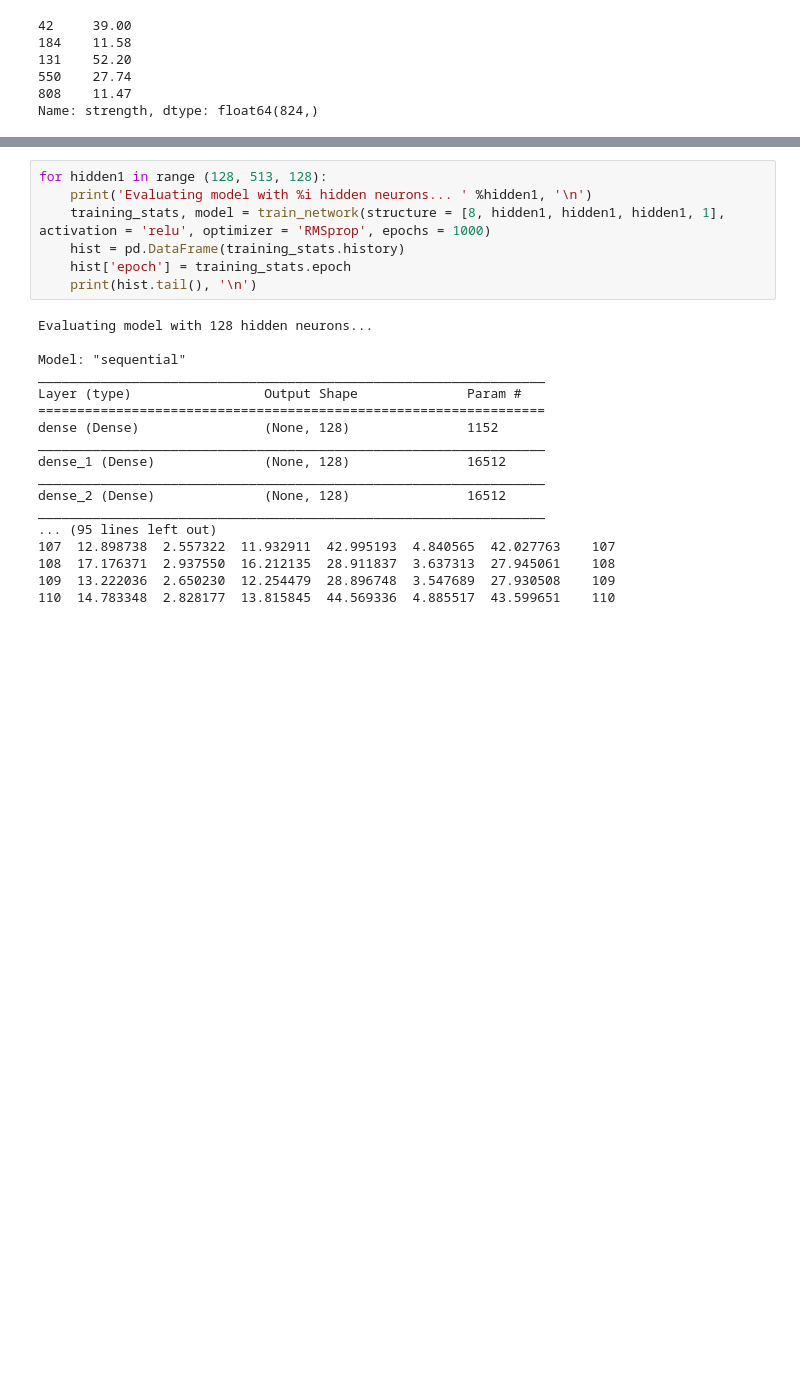
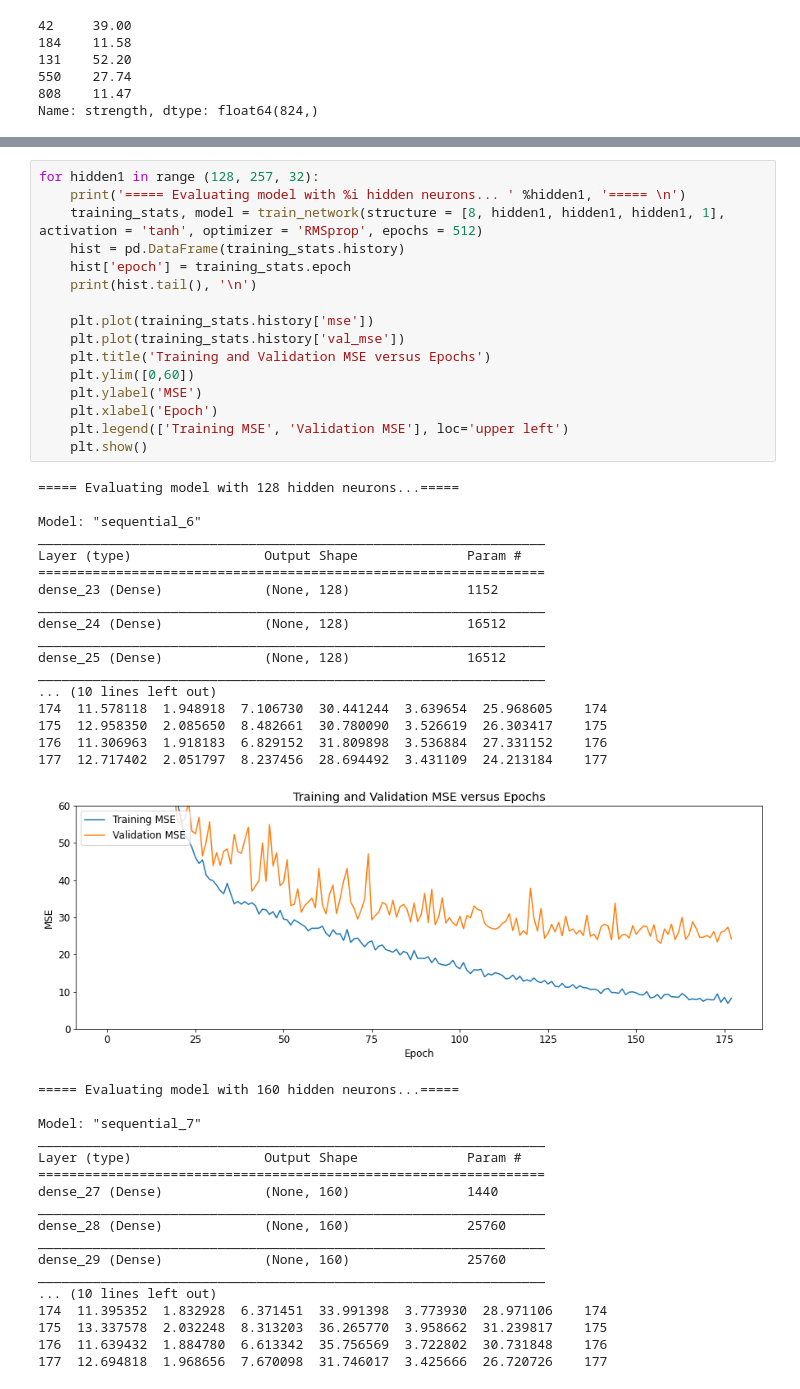
Before and after one commit to nottroll/MSA-2020---Project-1-AI-Advanced-Analytics, a Jupyter notebook: concrete-strength.ipynb, the cells around one changed output, grey strips where cells are left out. Drawn from its saved outputs; the diff is of its cells as text; blank space fills up the shorter version.

```diff
--- a/concrete-strength.ipynb
+++ b/concrete-strength.ipynb
@@ -209,25 +248,52 @@ def train_network(structure, activation, optimizer, epochs):
 # %%
-for hidden1 in range (128, 513, 128):
-    print('Evaluating model with %i hidden neurons... ' %hidden1, '\n')
-    training_stats, model = train_network(structure = [8, hidden1, hidden1, hidden1, 1], activation = 'relu', optimizer = 'RMSprop', epochs = 1000)
+for hidden1 in range (128, 257, 32):
+    print('===== Evaluating model with %i hidden neurons... ' %hidden1, '===== \n')
+    training_stats, model = train_network(structure = [8, hidden1, hidden1, hidden1, 1], activation = 'tanh', optimizer = 'RMSprop', epochs = 512)
     hist = pd.DataFrame(training_stats.history)
     hist['epoch'] = training_stats.epoch
     print(hist.tail(), '\n')
+
+    plt.plot(training_stats.history['mse'])
+    plt.plot(training_stats.history['val_mse'])
+    plt.title('Training and Validation MSE versus Epochs')
+    plt.ylim([0,60])
+    plt.ylabel('MSE')
+    plt.xlabel('Epoch')
+    plt.legend(['Training MSE', 'Validation MSE'], loc='upper left')
+    plt.show()
 # %% [output]
-Evaluating model with 128 hidden neurons...
+===== Evaluating model with 128 hidden neurons...=====
 
-Model: "sequential"
+Model: "sequential_6"
 _________________________________________________________________
 Layer (type)                 Output Shape              Param #
 =================================================================
-dense (Dense)                (None, 128)               1152
+dense_23 (Dense)             (None, 128)               1152
 _________________________________________________________________
-dense_1 (Dense)              (None, 128)               16512
+dense_24 (Dense)             (None, 128)               16512
 _________________________________________________________________
-dense_2 (Dense)              (None, 128)               16512
+dense_25 (Dense)             (None, 128)               16512
 _________________________________________________________________
-... (95 lines left out)
-107  12.898738  2.557322  11.932911  42.995193  4.840565  42.027763    107
-108  17.176371  2.937550  16.212135  28.911837  3.637313  27.945061    108
-109  13.222036  2.650230  12.254479  28.896748  3.547689  27.930508    109
-110  14.783348  2.828177  13.815845  44.569336  4.885517  43.599651    110
+... (10 lines left out)
+174  11.578118  1.948918  7.106730  30.441244  3.639654  25.968605    174
+175  12.958350  2.085650  8.482661  30.780090  3.526619  26.303417    175
+176  11.306963  1.918183  6.829152  31.809898  3.536884  27.331152    176
+177  12.717402  2.051797  8.237456  28.694492  3.431109  24.213184    177
+[figure, added]
+===== Evaluating model with 160 hidden neurons...=====
+
+Model: "sequential_7"
+_________________________________________________________________
+Layer (type)                 Output Shape              Param #
+=================================================================
+dense_27 (Dense)             (None, 160)               1440
+_________________________________________________________________
+dense_28 (Dense)             (None, 160)               25760
+_________________________________________________________________
+dense_29 (Dense)             (None, 160)               25760
+_________________________________________________________________
+... (10 lines left out)
+174  11.395352  1.832928  6.371451  33.991398  3.773930  28.971106    174
+175  13.337578  2.032248  8.313203  36.265770  3.958662  31.239817    175
+176  11.639432  1.884780  6.613342  35.756569  3.722802  30.731848    176
+177  12.694818  1.968656  7.670098  31.746017  3.425666  26.720726    177
```
Also changed, not shown: parts of 35 cells of this notebook, 1 other file.
